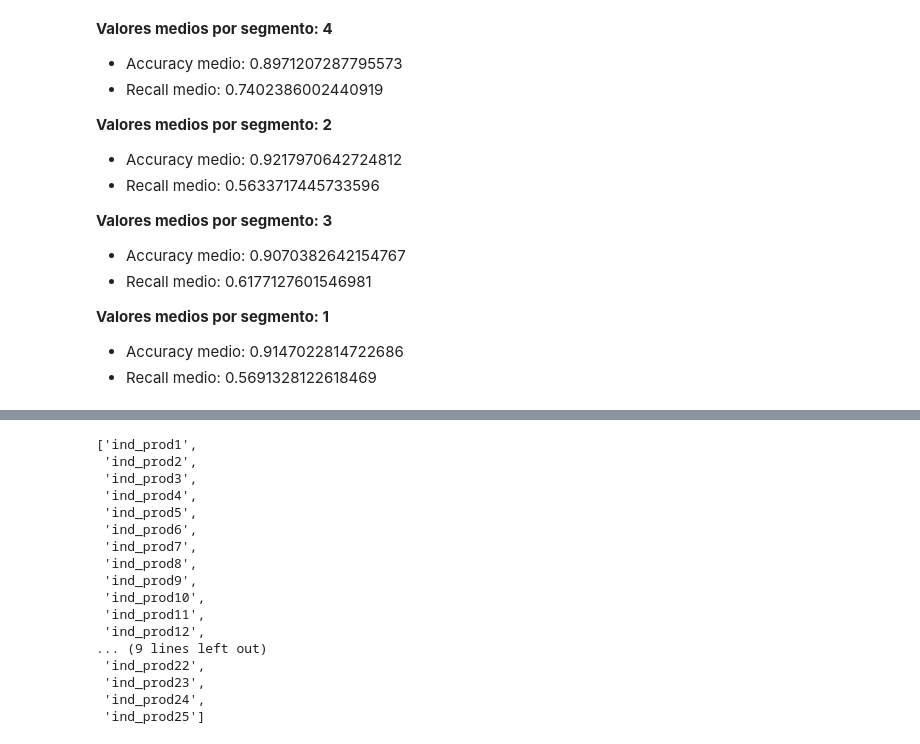
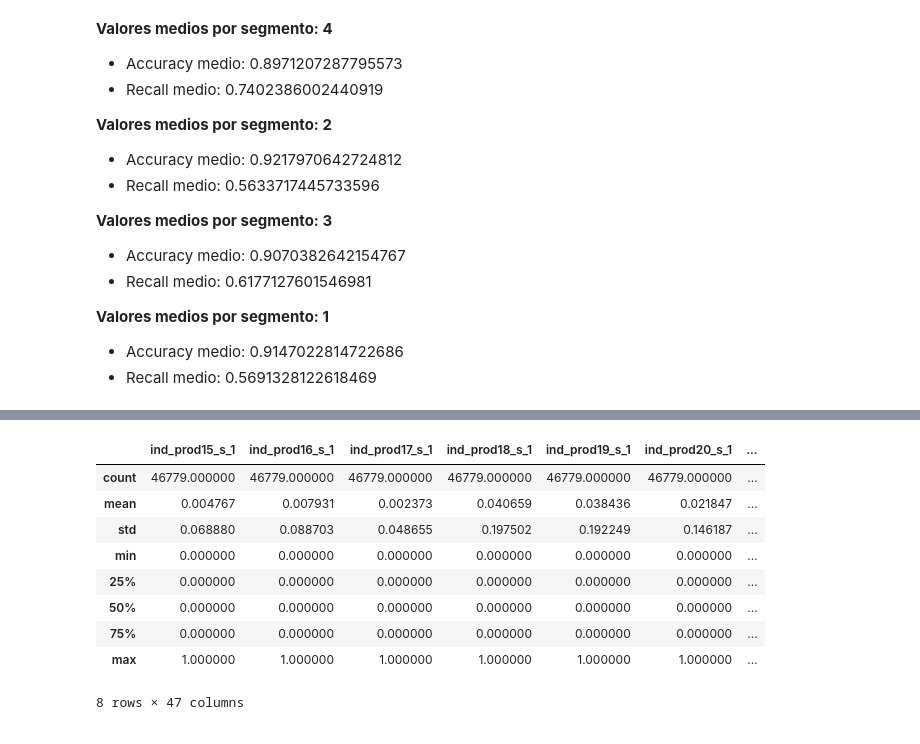
Before and after one commit to mariol-lamas/Machine_learning_proyect, a Jupyter notebook: Src/Santander_kaggle/codigo_adaptado_simple.ipynb, the cells around one changed output, grey strips where cells are left out. Cells and saved outputs as stored; diff of their text form; code cells hidden in the pictures.

```diff
--- a/Src/Santander_kaggle/codigo_adaptado_simple.ipynb
+++ b/Src/Santander_kaggle/codigo_adaptado_simple.ipynb
@@ -565,20 +524,0 @@ list(y_test)
-# %%
-clf=CatBoostClassifier()
-# %% [output]
-['ind_prod1',
- 'ind_prod2',
- 'ind_prod3',
- 'ind_prod4',
- 'ind_prod5',
- 'ind_prod6',
- 'ind_prod7',
- 'ind_prod8',
- 'ind_prod9',
- 'ind_prod10',
- 'ind_prod11',
- 'ind_prod12',
-... (9 lines left out)
- 'ind_prod22',
- 'ind_prod23',
- 'ind_prod24',
- 'ind_prod25']
@@ -584,0 +542,13 @@ clf=CatBoostClassifier()
+# %%
+data_para_predecir.iloc[:,100:].describe()
+# %% [output]
+|  | ind_prod15_s_1 | ind_prod16_s_1 | ind_prod17_s_1 | ind_prod18_s_1 | ind_prod19_s_1 | ind_prod20_s_1 | ... |
+| count | 46779.000000 | 46779.000000 | 46779.000000 | 46779.000000 | 46779.000000 | 46779.000000 | ... |
+| mean | 0.004767 | 0.007931 | 0.002373 | 0.040659 | 0.038436 | 0.021847 | ... |
+| std | 0.068880 | 0.088703 | 0.048655 | 0.197502 | 0.192249 | 0.146187 | ... |
+| min | 0.000000 | 0.000000 | 0.000000 | 0.000000 | 0.000000 | 0.000000 | ... |
+| 25% | 0.000000 | 0.000000 | 0.000000 | 0.000000 | 0.000000 | 0.000000 | ... |
+| 50% | 0.000000 | 0.000000 | 0.000000 | 0.000000 | 0.000000 | 0.000000 | ... |
+| 75% | 0.000000 | 0.000000 | 0.000000 | 0.000000 | 0.000000 | 0.000000 | ... |
+| max | 1.000000 | 1.000000 | 1.000000 | 1.000000 | 1.000000 | 1.000000 | ... |
+8 rows × 47 columns
```
Also changed, not shown: parts of 33 cells of this notebook.
